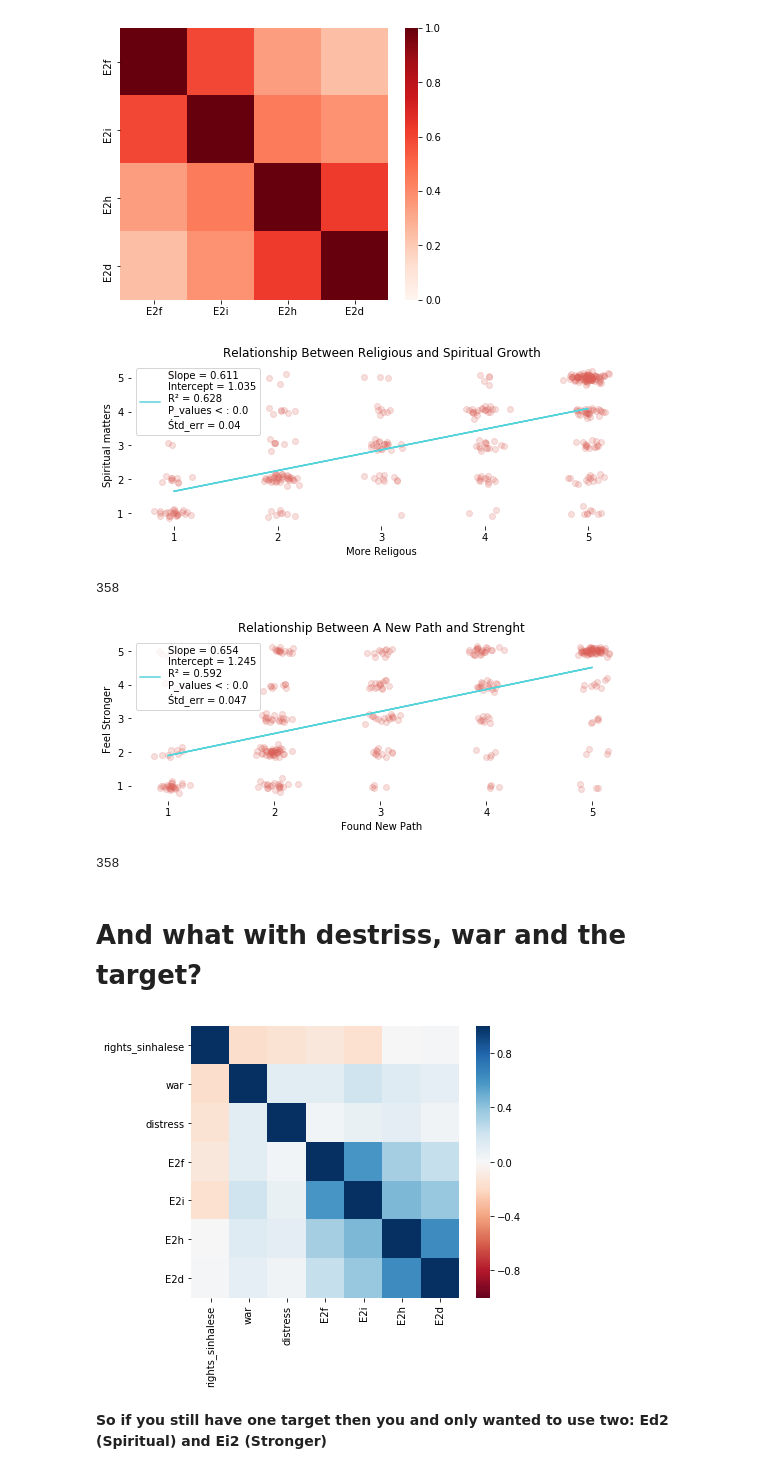
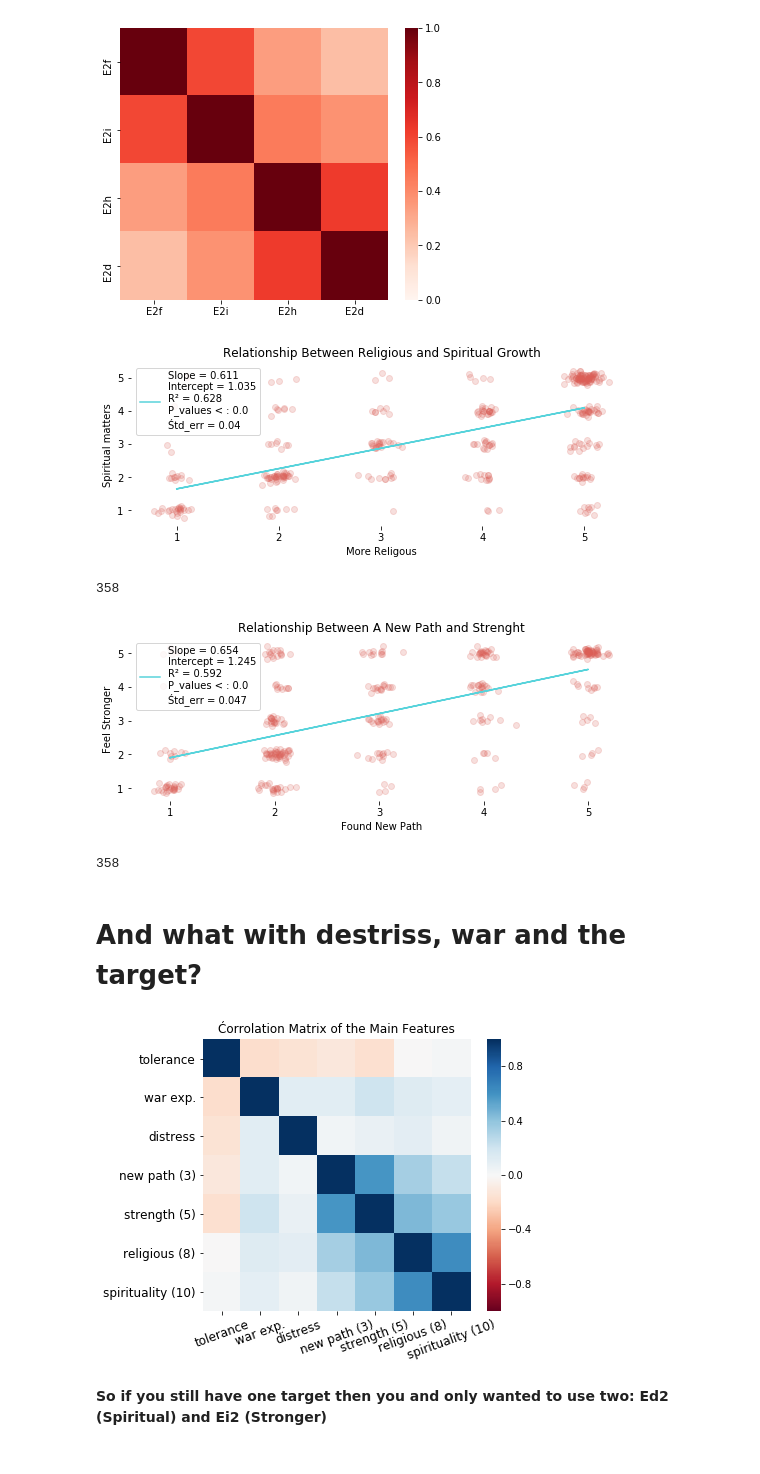
Before and after one commit to Polichinel/PLWC_scripts, a Jupyter notebook: py_bayesian_sem.ipynb, the cells around one changed output. Saved outputs shown, nothing was run; the diff lists cells and outputs as text; code cells hidden in the pictures.

```diff
--- a/py_bayesian_sem.ipynb
+++ b/py_bayesian_sem.ipynb
@@ -174,23 +183,41 @@ plt.show()
 # %% [output]
 [figure]
 # %%
-plot_lin('E2h','E2d', xlabel = 'More Religous', ylabel='Spiritual matters', title='Relationship Between Religious and Spiritual Growth')
+plot_lin('E2h','E2d', xlabel = 'More Religous', ylabel='Spiritual matters',
+         title='Relationship Between Religious and Spiritual Growth', fig_title = 'RS_corr.pdf')
 # %% [output]
-[figure, old version]
+[figure, new version]
 358
 # %%
-plot_lin('E2f','E2i', xlabel = 'Found New Path', ylabel='Feel Stronger', title='Relationship Between A New Path and Strenght')
+plot_lin('E2f','E2i', xlabel = 'Found New Path', ylabel='Feel Stronger',
+         title='Relationship Between A New Path and Strenght', fig_title = 'PS_corr.pdf')
 # %% [output]
-[figure, old version]
+[figure, new version]
 358
 # %% [markdown]
 # And what with destriss, war and the target?
 # %%
 plt.figure(figsize=[6,5])
 sns.heatmap(df_carolin[['rights_sinhalese','war','distress','E2f','E2i','E2h','E2d']].corr(), cmap="RdBu", vmin=-1, vmax=1)
+
+tick_names =  ['tolerance','war exp.','distress','new path (3)','strength (5)','religious (8)','spirituality (10)']
+
+
+plt.yticks(np.arange(0.5,7.5,1),
+           tick_names, fontsize = 12)
+
+plt.xticks(np.arange(0.5,7.5,1),
+           tick_names,
+           rotation=20, fontsize = 12)
+
+plt.title('Ćorrolation Matrix of the Main Features')
+
+fig_title = 'corr_mat_tol.pdf'
+plt.savefig(fig_title, bbox_inches="tight")
+
 plt.show()
 # %% [output]
-[figure, old version]
+[figure, new version]
 # %% [markdown]
 **So if you still have one target then you and only wanted to use two: Ed2 (Spiritual) and Ei2 (Stronger)**
 # %% [markdown]
```
Also changed, not shown: parts of 24 cells of this notebook.
